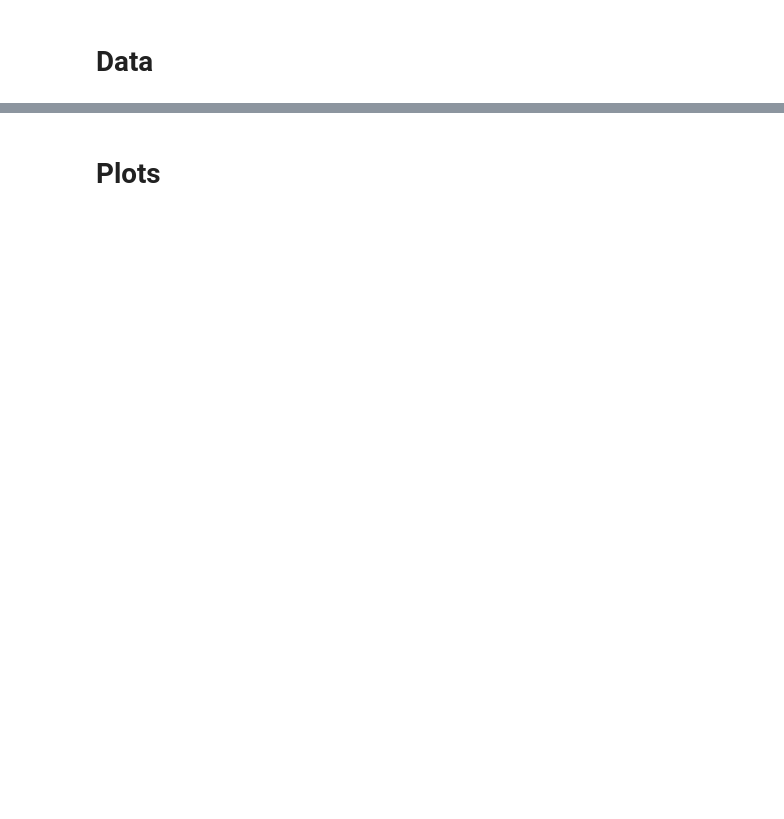
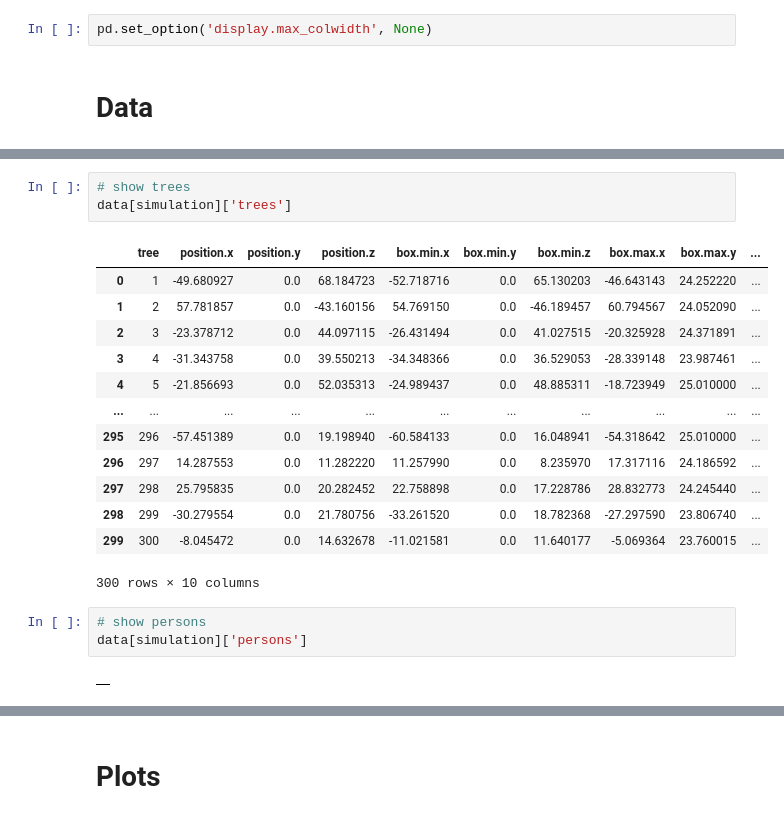
Before and after one commit to tensorware/aos-evaluation, a Jupyter notebook: process.ipynb, the cells around one changed output, grey strips where cells are left out. Saved outputs shown, nothing was run; the diff lists cells and outputs as text; blank space fills up the shorter version.

Commit message:
support for extended simulation format

```diff
--- a/process.ipynb
+++ b/process.ipynb
@@ -26,2 +27,4 @@ plt.style.use(['default'])
+# %%
+pd.set_option('display.max_colwidth', None)
 # %% [markdown]
 # Data
@@ -44 +67,23 @@ print('images:', df.shape[0])
+# %%
+# show trees
+data[simulation]['trees']
+# %% [output]
+|  | tree | position.x | position.y | position.z | box.min.x | box.min.y | box.min.z | box.max.x | box.max.y | ... |
+| 0 | 1 | -49.680927 | 0.0 | 68.184723 | -52.718716 | 0.0 | 65.130203 | -46.643143 | 24.252220 | ... |
+| 1 | 2 | 57.781857 | 0.0 | -43.160156 | 54.769150 | 0.0 | -46.189457 | 60.794567 | 24.052090 | ... |
+| 2 | 3 | -23.378712 | 0.0 | 44.097115 | -26.431494 | 0.0 | 41.027515 | -20.325928 | 24.371891 | ... |
+| 3 | 4 | -31.343758 | 0.0 | 39.550213 | -34.348366 | 0.0 | 36.529053 | -28.339148 | 23.987461 | ... |
+| 4 | 5 | -21.856693 | 0.0 | 52.035313 | -24.989437 | 0.0 | 48.885311 | -18.723949 | 25.010000 | ... |
+| ... | ... | ... | ... | ... | ... | ... | ... | ... | ... | ... |
+| 295 | 296 | -57.451389 | 0.0 | 19.198940 | -60.584133 | 0.0 | 16.048941 | -54.318642 | 25.010000 | ... |
+| 296 | 297 | 14.287553 | 0.0 | 11.282220 | 11.257990 | 0.0 | 8.235970 | 17.317116 | 24.186592 | ... |
+| 297 | 298 | 25.795835 | 0.0 | 20.282452 | 22.758898 | 0.0 | 17.228786 | 28.832773 | 24.245440 | ... |
+| 298 | 299 | -30.279554 | 0.0 | 21.780756 | -33.261520 | 0.0 | 18.782368 | -27.297590 | 23.806740 | ... |
+| 299 | 300 | -8.045472 | 0.0 | 14.632678 | -11.021581 | 0.0 | 11.640177 | -5.069364 | 23.760015 | ... |
+300 rows × 10 columns
+# %%
+# show persons
+data[simulation]['persons']
+# %% [output]
+|  |
 # %%
```
Also changed, not shown: parts of 28 cells of this notebook, 3 other files.
